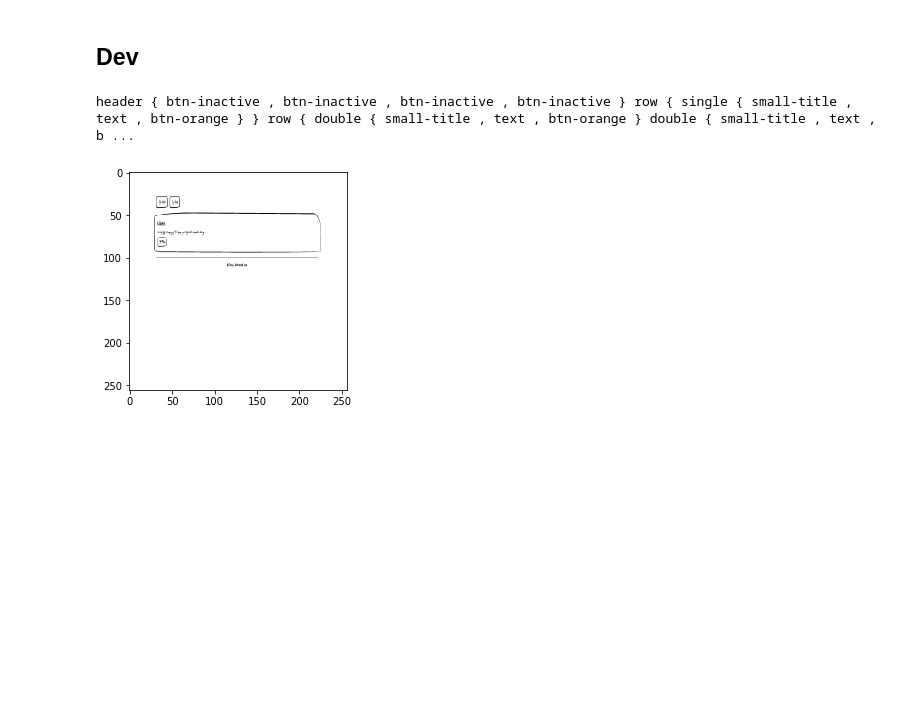
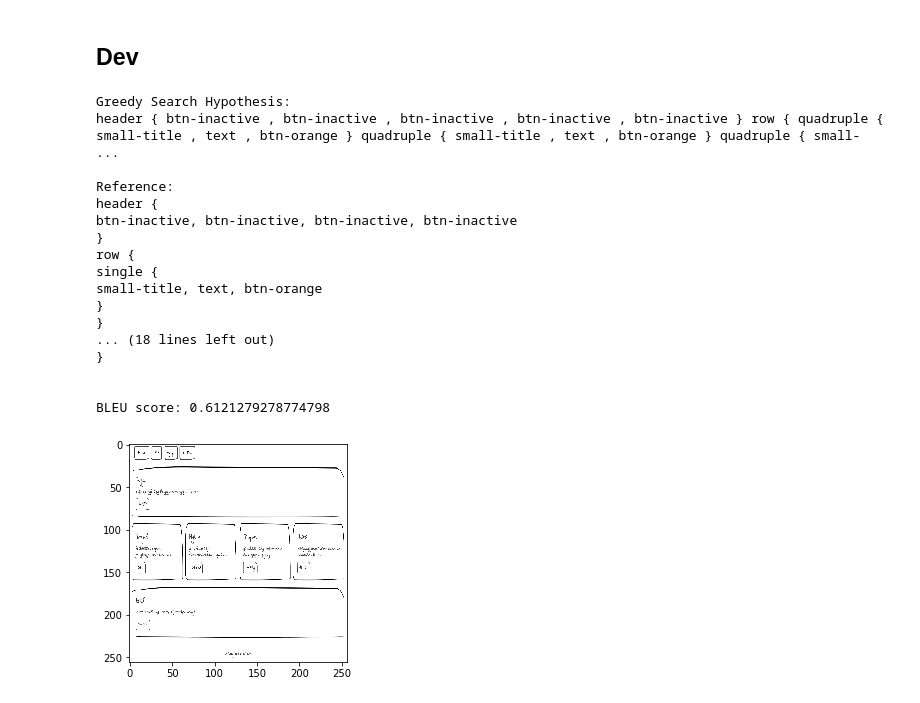
Before and after one commit to VIVelev/sketchy-code, a Jupyter notebook: src/Look-Once Model.ipynb, the cells around one changed output. Cells and saved outputs as stored; diff of their text form; code cells hidden in the pictures; blank space fills up the shorter version.

```diff
--- a/src/Look-Once Model.ipynb
+++ b/src/Look-Once Model.ipynb
@@ -246,8 +250,8 @@ def data_generator(sketch_id_code_set, word2idx, batch_size, maxlen=max_code_len
 # %% [markdown]
 ***
 # %%
-EMBEDDING_DIM = 100
-NUM_HIDDEN_NEURONS = 512
+EMBEDDING_DIM = 50
+NUM_HIDDEN_NEURONS = 256
 # %% [markdown]
 # Sketch Encoder (ConvNet)
 # %%
@@ -273,7 +277,10 @@ x = Flatten(name='flatten')(x)
 x = Dense(1024, activation='relu', name='dense_relu_1')(x)
 x = Dropout(0.3, name='dense_dropout_1')(x)
 
-x = Dense(EMBEDDING_DIM, activation='relu', name='dense_relu_2')(x)
+x = Dense(1024, activation='relu', name='dense_relu_2')(x)
+x = Dropout(0.3, name='dense_dropout_2')(x)
+
+x = Dense(EMBEDDING_DIM, activation='relu', name='dense_relu_encoder')(x)
 x = Reshape((1, EMBEDDING_DIM), name='embedding_reshapor')(x)
 
 sketch_encoder = Model(img_in, x, name='sketch_encoder')
@@ -539,12 +554,3 @@ KeyboardInterrupt:
 ***
 # %% [markdown]
 ## Dev
-# %%
-sketch_id = np.random.choice(list(dev_sketch_id_code_map.keys()))
-sketch = get_preprocessed_img(PATH_TO_DATA+sketch_id+'.png')
-
-plt.imshow(sketch);
-print(greedy_search_inference(sketch))
-# %% [output]
-header { btn-inactive , btn-inactive , btn-inactive , btn-inactive } row { single { small-title , text , btn-orange } } row { double { small-title , text , btn-orange } double { small-title , text , b ...
-[figure, removed]
@@ -550,0 +559,44 @@ header { btn-inactive , btn-inactive , btn-inactive , btn-inactive } row { singl
+# %%
+def evaluate(path_to_img=None, reference=None):
+    if path_to_img is None:
+        sketch_id = np.random.choice(list(train_sketch_id_code_map.keys()))
+        sketch = get_preprocessed_img(PATH_TO_DATA+sketch_id+'.png')
+        reference = [sketch_id_code_map[sketch_id]]
+
+    else:
+        sketch = get_preprocessed_img(path_to_img)
+
+    hypothesis = greedy_search_inference(sketch)
+
+    print('Greedy Search Hypothesis:\n{}'.format(hypothesis))
+    print()
+
+    print('Reference:\n{}'.format(reference[0]))
+    print()
+
+    print('BLEU score: {}'.format(
+        bleu_score.sentence_bleu(reference, hypothesis)
+    ))
+
+    plt.imshow(sketch);
+# %%
+evaluate()
+# %% [output]
+Greedy Search Hypothesis:
+header { btn-inactive , btn-inactive , btn-inactive , btn-inactive , btn-inactive } row { quadruple { small-title , text , btn-orange } quadruple { small-title , text , btn-orange } quadruple { small- ...
+
+Reference:
+header {
+btn-inactive, btn-inactive, btn-inactive, btn-inactive
+}
+row {
+single {
+small-title, text, btn-orange
+}
+}
+... (18 lines left out)
+}
+
+
+BLEU score: 0.6121279278774798
+[figure, added]
```
Also changed, not shown: parts of 13 cells of this notebook.
